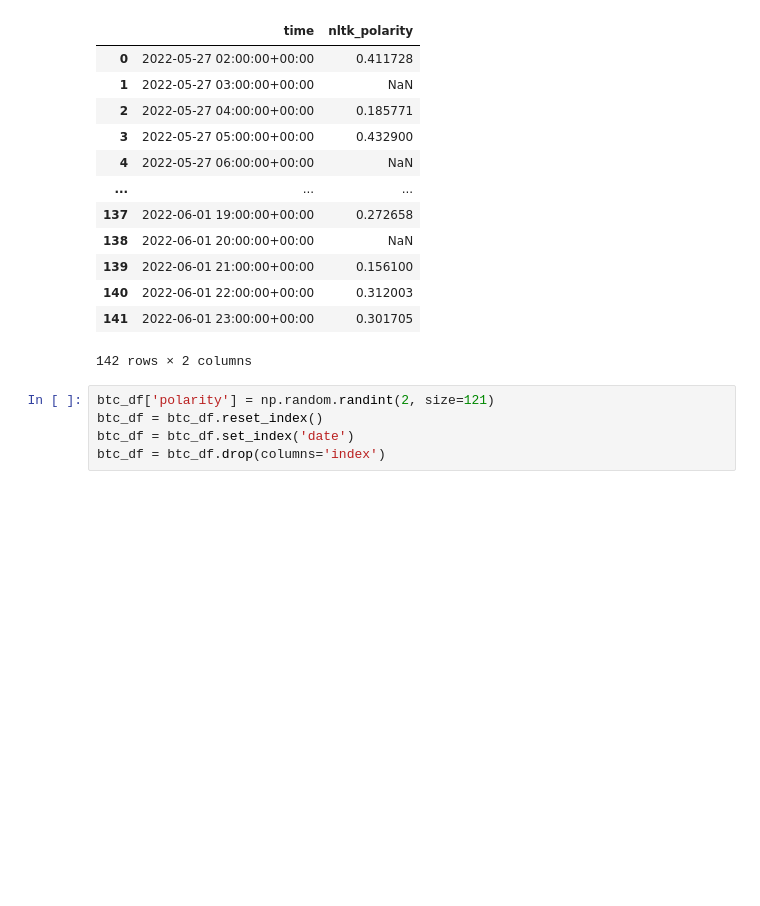
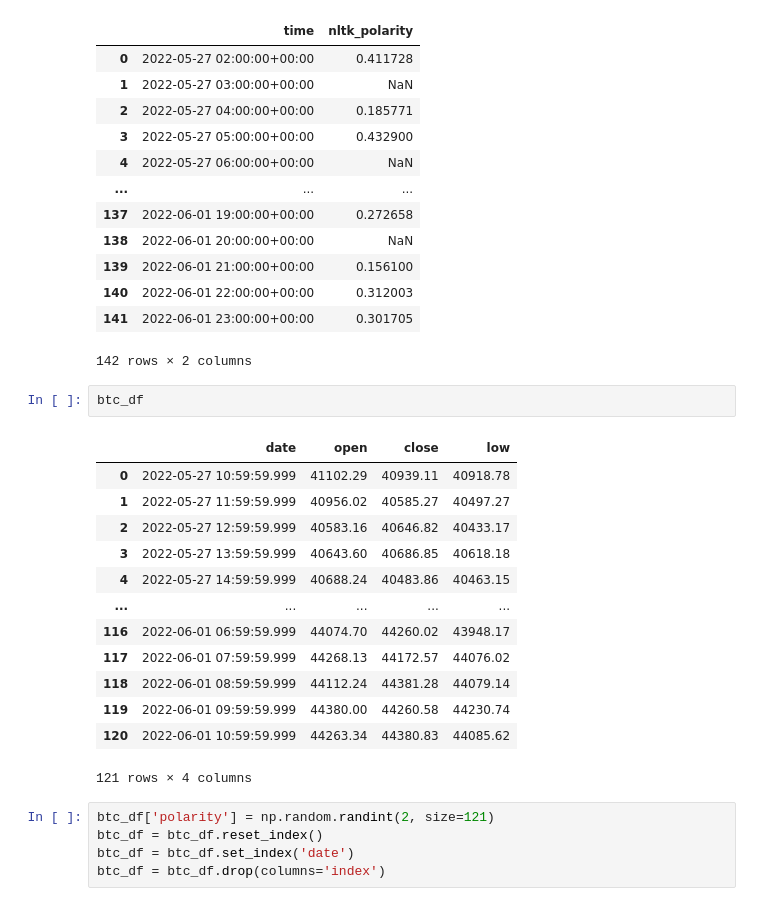
Before and after one commit to SamRoberts995/Project2_ML, a Jupyter notebook: Coding/Crypto_Algo.ipynb, the cells around one changed output. Cells and saved outputs as stored; diff of their text form; blank space fills up the shorter version.

```diff
--- a/Coding/Crypto_Algo.ipynb
+++ b/Coding/Crypto_Algo.ipynb
@@ -35,6 +32,22 @@ btc_tw_df
 | 140 | 2022-06-01 22:00:00+00:00 | 0.312003 |
 | 141 | 2022-06-01 23:00:00+00:00 | 0.301705 |
 142 rows × 2 columns
+# %%
+btc_df
+# %% [output]
+|  | date | open | close | low |
+| 0 | 2022-05-27 10:59:59.999 | 41102.29 | 40939.11 | 40918.78 |
+| 1 | 2022-05-27 11:59:59.999 | 40956.02 | 40585.27 | 40497.27 |
+| 2 | 2022-05-27 12:59:59.999 | 40583.16 | 40646.82 | 40433.17 |
+| 3 | 2022-05-27 13:59:59.999 | 40643.60 | 40686.85 | 40618.18 |
+| 4 | 2022-05-27 14:59:59.999 | 40688.24 | 40483.86 | 40463.15 |
+| ... | ... | ... | ... | ... |
+| 116 | 2022-06-01 06:59:59.999 | 44074.70 | 44260.02 | 43948.17 |
+| 117 | 2022-06-01 07:59:59.999 | 44268.13 | 44172.57 | 44076.02 |
+| 118 | 2022-06-01 08:59:59.999 | 44112.24 | 44381.28 | 44079.14 |
+| 119 | 2022-06-01 09:59:59.999 | 44380.00 | 44260.58 | 44230.74 |
+| 120 | 2022-06-01 10:59:59.999 | 44263.34 | 44380.83 | 44085.62 |
+121 rows × 4 columns
 # %%
 btc_df['polarity'] = np.random.randint(2, size=121)
 btc_df = btc_df.reset_index()
```
Also changed, not shown: parts of 20 cells of this notebook.
